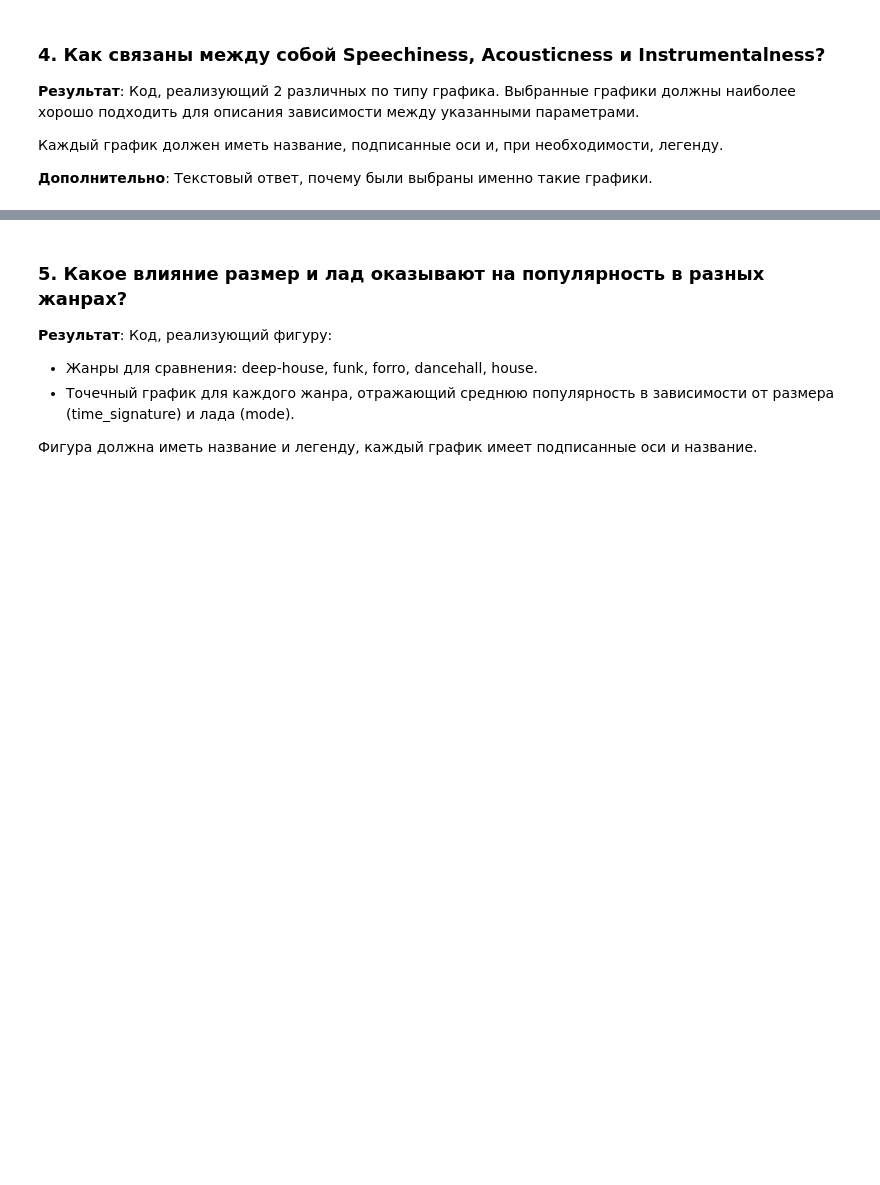
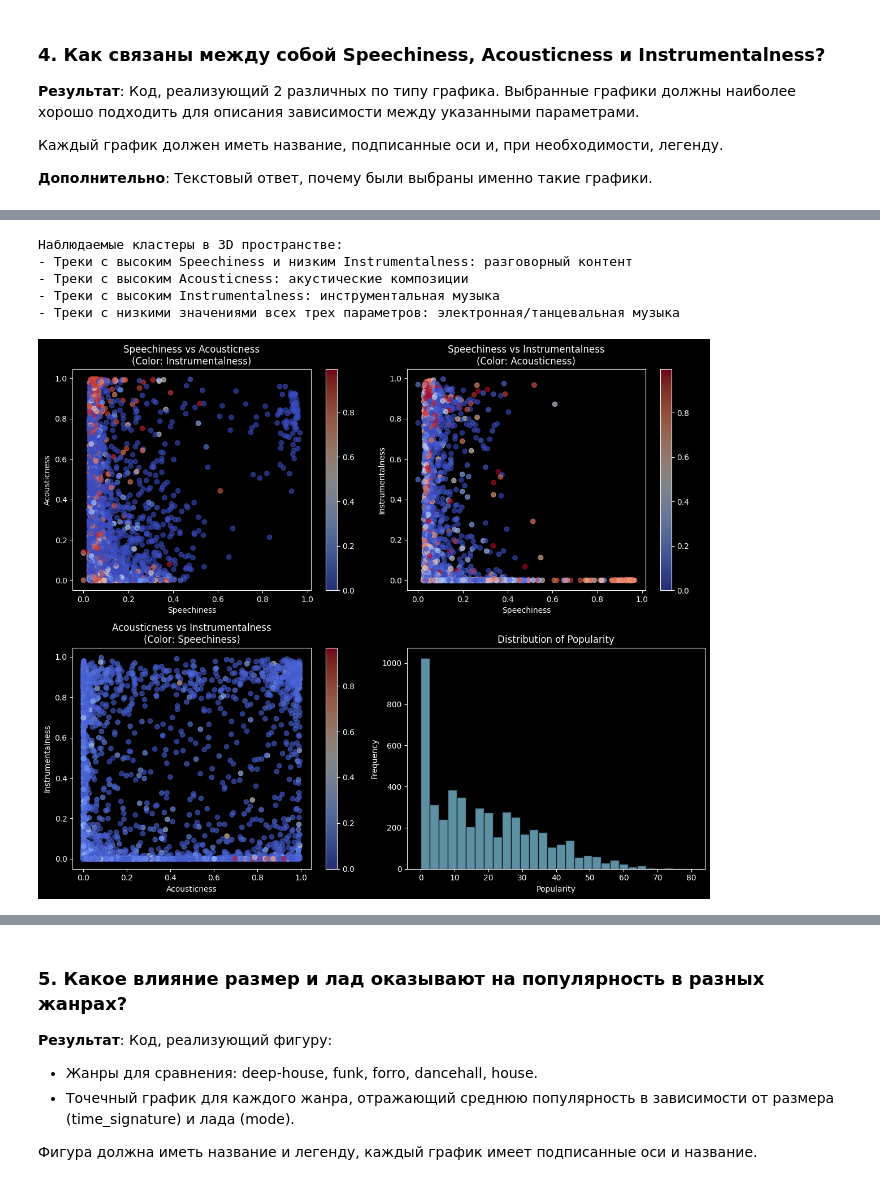
Before and after one commit to UmbrellaLeaf5/machine_learning, a Jupyter notebook: homeworks/hw0/hw0.ipynb, the cells around one changed output, grey strips where cells are left out. Saved outputs shown, nothing was run; the diff lists cells and outputs as text; code cells hidden in the pictures; blank space fills up the shorter version.

```diff
--- a/homeworks/hw0/hw0.ipynb
+++ b/homeworks/hw0/hw0.ipynb
@@ -230,0 +947,70 @@ _YOUR ANSWER HERE_
+# %%
+# Анализ кластеров в данных
+print("\nНаблюдаемые кластеры в 3D пространстве:")
+print("- Треки с высоким Speechiness и низким Instrumentalness: разговорный контент")
+print("- Треки с высоким Acousticness: акустические композиции")
+print("- Треки с высоким Instrumentalness: инструментальная музыка")
+print(
+  "- Треки с низкими значениями всех трех параметров: электронная/танцевальная музыка"
+)
+# %% [output]
+Наблюдаемые кластеры в 3D пространстве:
+- Треки с высоким Speechiness и низким Instrumentalness: разговорный контент
+- Треки с высоким Acousticness: акустические композиции
+- Треки с высоким Instrumentalness: инструментальная музыка
+- Треки с низкими значениями всех трех параметров: электронная/танцевальная музыка
+# %%
+# Создаем дополнительный 2D график для лучшего понимания проекций
+fig2, axes = plt.subplots(2, 2, figsize=(12, 10))
+
+# Speechiness vs Acousticness
+sc1 = axes[0, 0].scatter(
+  sampled_df["speechiness"],
+  sampled_df["acousticness"],
+  c=sampled_df["instrumentalness"],
+  cmap="coolwarm",
+  alpha=0.6,
+)
+axes[0, 0].set_xlabel("Speechiness")
+axes[0, 0].set_ylabel("Acousticness")
+axes[0, 0].set_title("Speechiness vs Acousticness\n(Color: Instrumentalness)")
+plt.colorbar(sc1, ax=axes[0, 0])
+
+# Speechiness vs Instrumentalness
+sc2 = axes[0, 1].scatter(
+  sampled_df["speechiness"],
+  sampled_df["instrumentalness"],
+  c=sampled_df["acousticness"],
+  cmap="coolwarm",
+  alpha=0.6,
+)
+axes[0, 1].set_xlabel("Speechiness")
+axes[0, 1].set_ylabel("Instrumentalness")
+axes[0, 1].set_title("Speechiness vs Instrumentalness\n(Color: Acousticness)")
+plt.colorbar(sc2, ax=axes[0, 1])
+
+# Acousticness vs Instrumentalness
+sc3 = axes[1, 0].scatter(
+  sampled_df["acousticness"],
+  sampled_df["instrumentalness"],
+  c=sampled_df["speechiness"],
+  cmap="coolwarm",
+  alpha=0.6,
+)
+axes[1, 0].set_xlabel("Acousticness")
+axes[1, 0].set_ylabel("Instrumentalness")
+axes[1, 0].set_title("Acousticness vs Instrumentalness\n(Color: Speechiness)")
+plt.colorbar(sc3, ax=axes[1, 0])
+
+# Гистограмма распределения популярности
+axes[1, 1].hist(
+  sampled_df["popularity"], bins=30, alpha=0.7, color="skyblue", edgecolor="black"
+)
+axes[1, 1].set_xlabel("Popularity")
+axes[1, 1].set_ylabel("Frequency")
+axes[1, 1].set_title("Distribution of Popularity")
+
+plt.tight_layout()
+plt.show()
+# %% [output]
+[figure, added]
```
Also changed, not shown: parts of 31 cells of this notebook.
